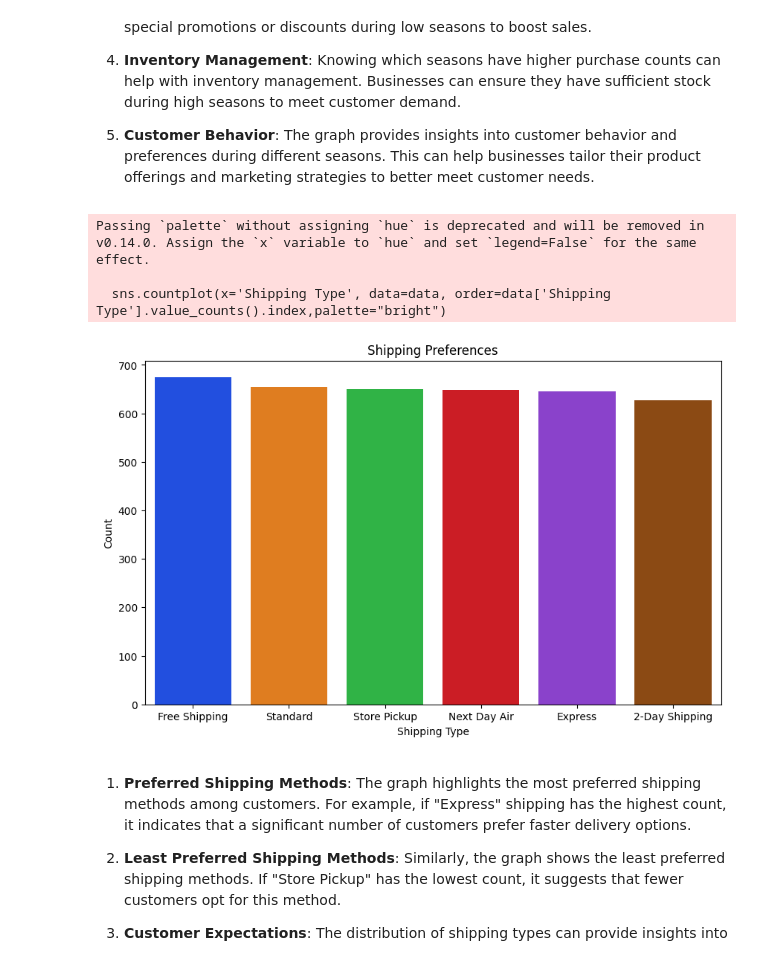
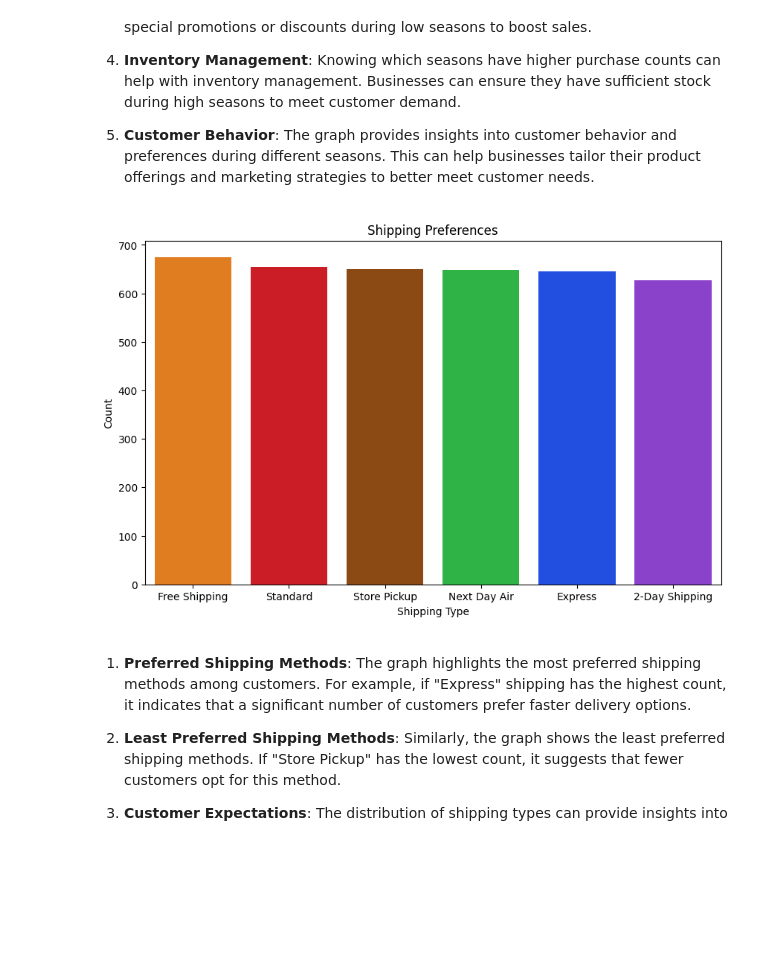
Before and after one commit to Fredrick2503/scrape, a Jupyter notebook: Untitled4.ipynb, the cells around one changed output. Cells and saved outputs as stored; diff of their text form; code cells hidden in the pictures; blank space fills up the shorter version.

```diff
--- a/Untitled4.ipynb
+++ b/Untitled4.ipynb
@@ -78,16 +43,7 @@ plt.show()
 
 5. **Gender Comparison**: By comparing the distributions for males and females, we can identify any significant differences in age demographics between the two genders. This can help tailor marketing strategies to better target each gender.
 # %%
-import pandas as pd
-import matplotlib.pyplot as plt
-
-# Load the data
-data = pd.read_csv("shopping_trends.csv")
-
-# Calculate the distribution of product categories
 category_counts = data['Category'].value_counts()
-
-# Plot the pie chart
 plt.figure(figsize=(10, 8))
 plt.pie(category_counts, labels=category_counts.index, autopct='%1.1f%%', startangle=140)
 plt.title('Product Category Distribution')
@@ -134,18 +87,15 @@ plt.show()
 
 5. **Customer Behavior**: The graph provides insights into customer behavior and preferences during different seasons. This can help businesses tailor their product offerings and marketing strategies to better meet customer needs.
 # %%
-# Shipping Types
+
 plt.figure(figsize=(10, 6))
-sns.countplot(x='Shipping Type', data=data, order=data['Shipping Type'].value_counts().index,palette="bright")
+sns.countplot(x='Shipping Type', data=data, order=data['Shipping Type'].value_counts().index,palette="bright",hue='Shipping Type')
 plt.title('Shipping Preferences')
 plt.xlabel('Shipping Type')
 plt.ylabel('Count')
 plt.show()
 # %% [output]
-Passing `palette` without assigning `hue` is deprecated and will be removed in v0.14.0. Assign the `x` variable to `hue` and set `legend=False` for the same effect.
-
-  sns.countplot(x='Shipping Type', data=data, order=data['Shipping Type'].value_counts().index,palette="bright")
-[figure, old version]
+[figure, new version]
 # %% [markdown]
 1. **Preferred Shipping Methods**: The graph highlights the most preferred shipping methods among customers. For example, if "Express" shipping has the highest count, it indicates that a significant number of customers prefer faster delivery options.
 
```
Also changed, not shown: parts of 6 cells of this notebook.
